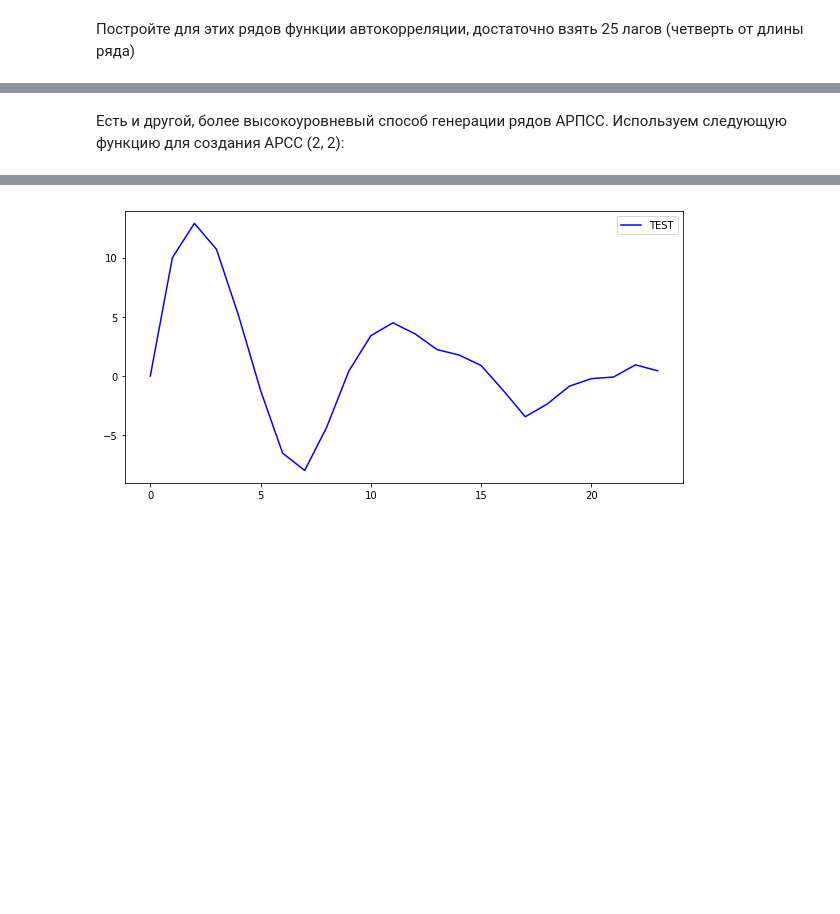
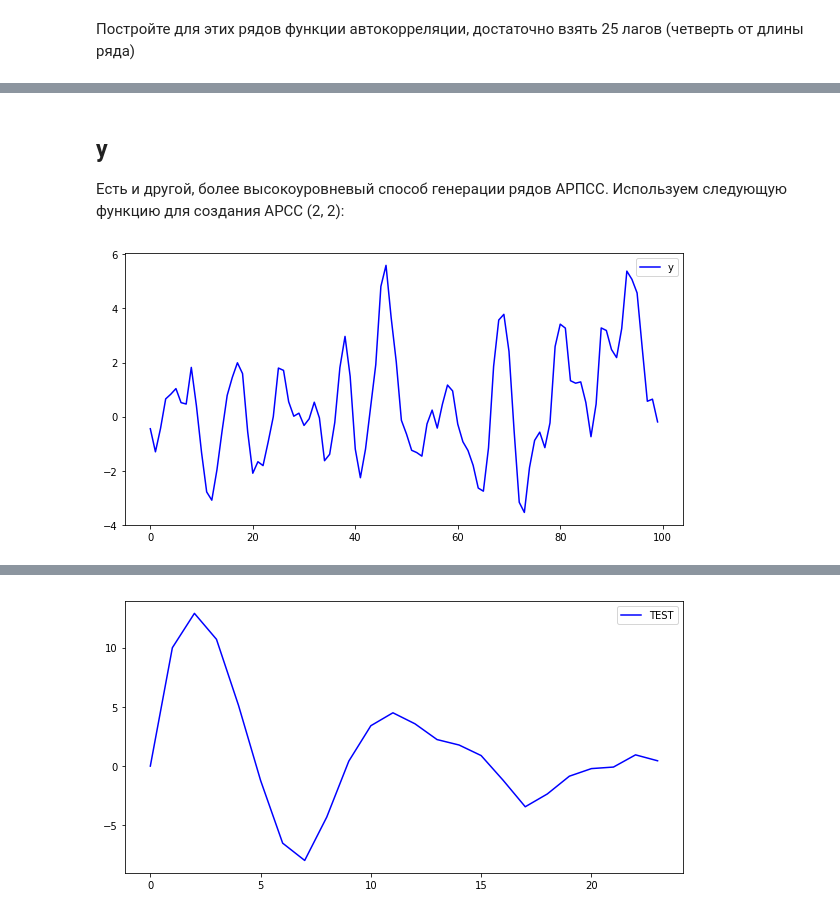
Before and after one commit to euloo/time-series, a Jupyter notebook: 4-timeSeries.ipynb, the cells around one changed output, grey strips where cells are left out. Saved outputs shown, nothing was run; the diff lists cells and outputs as text; code cells hidden in the pictures; blank space fills up the shorter version.

```diff
--- a/4-timeSeries.ipynb
+++ b/4-timeSeries.ipynb
@@ -156,4 +200,5 @@ plt.show()
 # %% [markdown]
+## y
 Есть и другой, более высокоуровневый способ генерации рядов АРПСС. Используем следующую функцию для создания АРСС (2, 2):
 # %%
 from statsmodels.tsa.arima_process import arma_generate_sample
@@ -161,3 +206,10 @@ ar = np.array([0.75, -0.25]) # задаем коэффициенты АР
 ma = np.array([0.65, 0.35]) # задаем коэффициенты СС
 y = arma_generate_sample(np.r_[1, -ar], np.r_[1, ma], 100)
 # создаем ВР для АРСС (2, 2) = АРПСС (2, 0, 2) из 100 отсчетов
+# %%
+plt.figure(figsize = (10, 5))
+plt.plot(y, 'b', label = 'y')
+plt.legend()
+plt.show()
+# %% [output]
+[figure, added]
```
Also changed, not shown: parts of 34 cells of this notebook, 1 other file.
